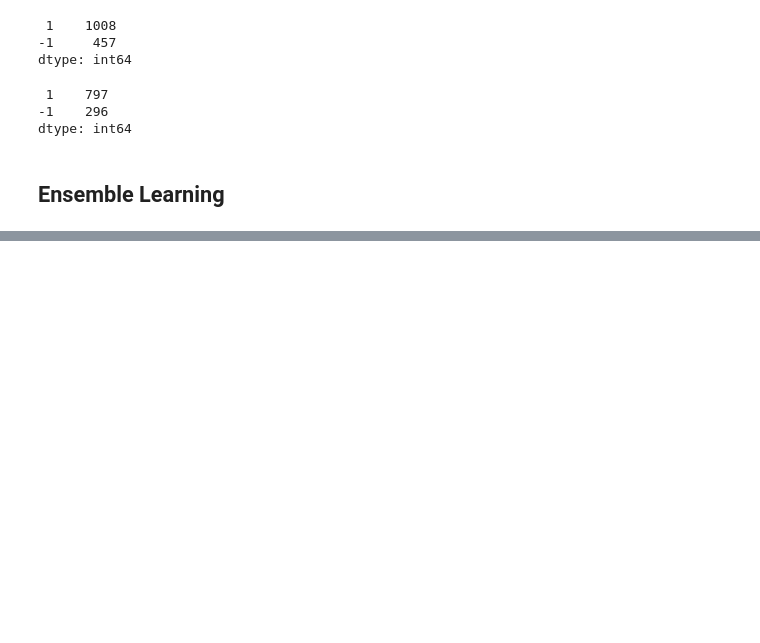
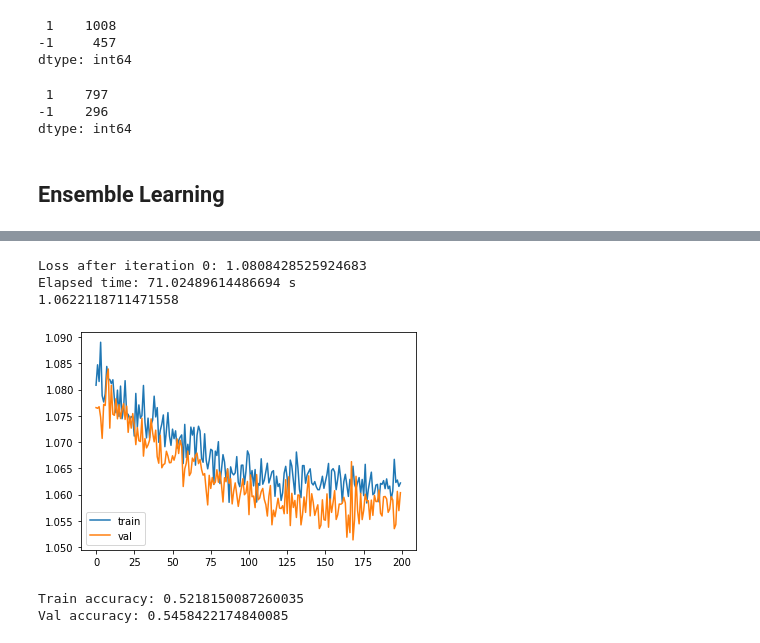
Before and after one commit to jdjd24/Football-Match-Prediction, a Jupyter notebook: 3. Neural Net Model.ipynb, the cells around one changed output, grey strips where cells are left out. Cells and saved outputs as stored; diff of their text form; code cells hidden in the pictures; blank space fills up the shorter version.

```diff
--- a/3. Neural Net Model.ipynb
+++ b/3. Neural Net Model.ipynb
@@ -347,0 +347,9 @@ Loss after iteration 0: 0.9999188184738159
+# %%
+train(LinearNN3, x3, y3, x_val, y_val,  50, 2048, 0.001)
+# %% [output]
+Loss after iteration 0: 1.0808428525924683
+Elapsed time: 71.02489614486694 s
+1.0622118711471558
+[figure, added]
+Train accuracy: 0.5218150087260035
+Val accuracy: 0.5458422174840085
```
Also changed, not shown: parts of 19 cells of this notebook, 13 other files.
